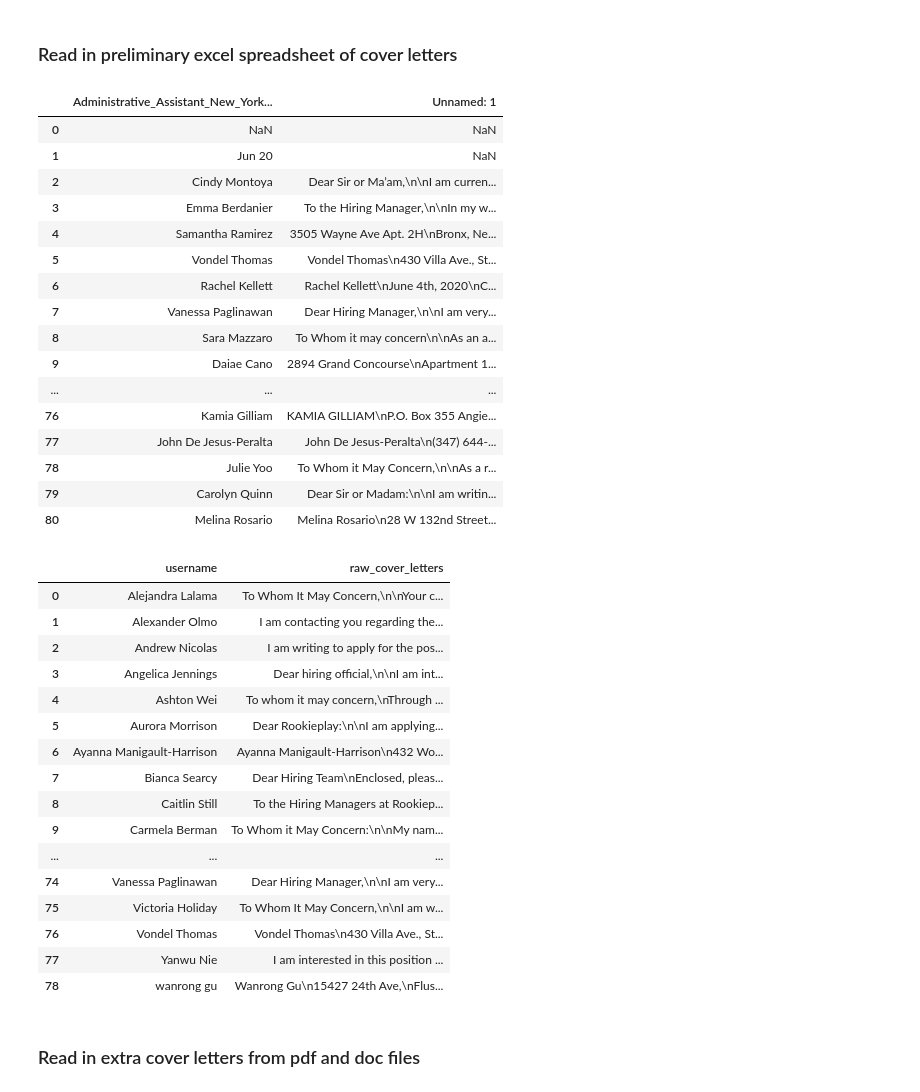
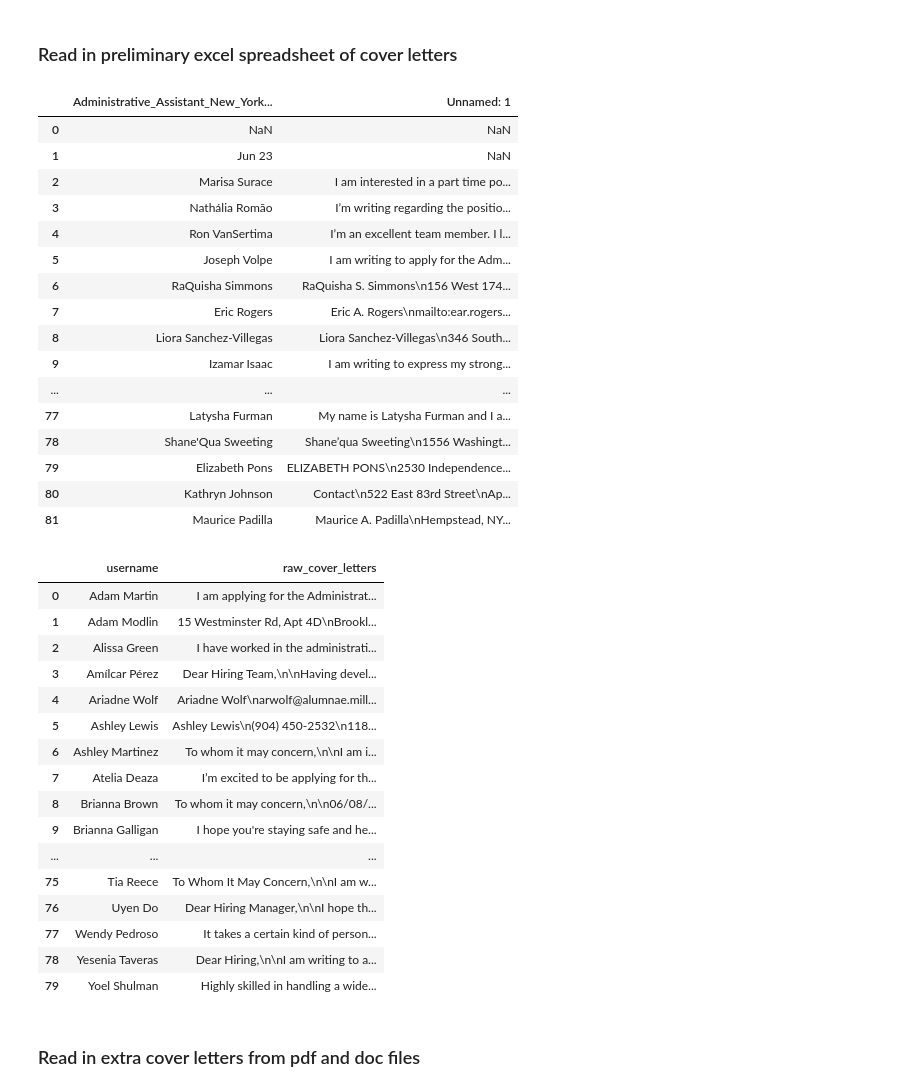
Before and after one commit to sambellsoup/Cover_Letter_Analysis, a Jupyter notebook: data_extraction.ipynb, the cells around one changed output. Drawn from its saved outputs; the diff is of its cells as text; code cells hidden in the pictures.

```diff
--- a/data_extraction.ipynb
+++ b/data_extraction.ipynb
@@ -48,31 +48,30 @@ pd.options.display.max_rows = 999
 # %% [markdown]
 ### Read in preliminary excel spreadsheet of cover letters
 # %%
-
-cover_letter = pd.read_excel(r"C:\Users\sambe\Projects\Cover_Letter_Analysis\data\Data_tobecompiled\Administrative_Assistant_New_York_NY_2020-06-20\Cover_Letter\Administrative_Assistant_New_York_NY_2020-06-2020.xlsx")
+cover_letter = pd.read_excel(r"C:\Users\sambe\Projects\Cover_Letter_Analysis\data\Data_tobecompiled\Administrative_Assistant_New_York_NY_2020-06-23\CoverLetter\Administrative_Assistant_New_York_NY_2020-06-23.xlsx")
 cover_letter
 
 # read_file = pd.read_excel (r"C:\Users\sambe\Projects\Cover_Letter_Analysis\data\Data_tobecompiled\Media_Planner_New York_NY_2020-06-10\Cover_Letter\Media_Planner_New York_NY_2020-06-10 2.csv")
 # read_file.to_csv ('cover_letters.csv', index = None, header=True)
 # cover_letter = pd.read_csv(r"C:\Users\sambe\Projects\Cover_Letter_Analysis\data\Data_tobecompiled\Research_Assistant_New_York_NY_2020-06-19\Cover_Letter\Research_Assistant_New_York_NY_2020-06-19.csv")
 # %% [output]
 |  | Administrative_Assistant_New_York... | Unnamed: 1 |
 | 0 | NaN | NaN |
-| 1 | Jun 20 | NaN |
-| 2 | Cindy Montoya | Dear Sir or Ma’am,\n\nI am curren... |
-| 3 | Emma Berdanier | To the Hiring Manager,\n\nIn my w... |
-| 4 | Samantha Ramirez | 3505 Wayne Ave Apt. 2H\nBronx, Ne... |
-| 5 | Vondel Thomas | Vondel Thomas\n430 Villa Ave., St... |
-| 6 | Rachel Kellett | Rachel Kellett\nJune 4th, 2020\nC... |
-| 7 | Vanessa Paglinawan | Dear Hiring Manager,\n\nI am very... |
-| 8 | Sara Mazzaro | To Whom it may concern\n\nAs an a... |
-| 9 | Daiae Cano | 2894 Grand Concourse\nApartment 1... |
+| 1 | Jun 23 | NaN |
+| 2 | Marisa Surace | I am interested in a part time po... |
+| 3 | Nathália Romão | I’m writing regarding the positio... |
+| 4 | Ron VanSertima | I’m an excellent team member. I l... |
+| 5 | Joseph Volpe | I am writing to apply for the Adm... |
+| 6 | RaQuisha Simmons | RaQuisha S. Simmons\n156 West 174... |
+| 7 | Eric Rogers | Eric A. Rogers\nmailto:ear.rogers... |
+| 8 | Liora Sanchez-Villegas | Liora Sanchez-Villegas\n346 South... |
+| 9 | Izamar Isaac | I am writing to express my strong... |
 | ... | ... | ... |
-| 76 | Kamia Gilliam | KAMIA GILLIAM\nP.O. Box 355 Angie... |
-| 77 | John De Jesus-Peralta | John De Jesus-Peralta\n(347) 644-... |
-| 78 | Julie Yoo | To Whom it May Concern,\n\nAs a r... |
-| 79 | Carolyn Quinn | Dear Sir or Madam:\n\nI am writin... |
-| 80 | Melina Rosario | Melina Rosario\n28 W 132nd Street... |
+| 77 | Latysha Furman | My name is Latysha Furman and I a... |
+| 78 | Shane'Qua Sweeting | Shane’qua Sweeting\n1556 Washingt... |
+| 79 | Elizabeth Pons | ELIZABETH PONS\n2530 Independence... |
+| 80 | Kathryn Johnson | Contact\n522 East 83rd Street\nAp... |
+| 81 | Maurice Padilla | Maurice A. Padilla\nHempstead, NY... |
 # %%
 # Drops first two rows, which is usually NaN and the date.
 # Renames the columns to username and raw_cover_letters
@@ -85,22 +84,22 @@ cover_letter = cover_letter.sort_values('username').reset_index(drop=True)
 cover_letter
 # %% [output]
 |  | username | raw_cover_letters |
-| 0 | Alejandra Lalama | To Whom It May Concern,\n\nYour c... |
-| 1 | Alexander Olmo | I am contacting you regarding the... |
-| 2 | Andrew Nicolas | I am writing to apply for the pos... |
-| 3 | Angelica Jennings | Dear hiring official,\n\nI am int... |
-| 4 | Ashton Wei | To whom it may concern,\nThrough ... |
-| 5 | Aurora Morrison | Dear Rookieplay:\n\nI am applying... |
-| 6 | Ayanna Manigault-Harrison | Ayanna Manigault-Harrison\n432 Wo... |
-| 7 | Bianca Searcy | Dear Hiring Team\nEnclosed, pleas... |
-| 8 | Caitlin Still | To the Hiring Managers at Rookiep... |
-| 9 | Carmela Berman | To Whom it May Concern:\n\nMy nam... |
+| 0 | Adam Martin | I am applying for the Administrat... |
+| 1 | Adam Modlin | 15 Westminster Rd, Apt 4D\nBrookl... |
+| 2 | Alissa Green | I have worked in the administrati... |
+| 3 | Amílcar Pérez | Dear Hiring Team,\n\nHaving devel... |
+| 4 | Ariadne Wolf | Ariadne Wolf\narwolf@alumnae.mill... |
+| 5 | Ashley Lewis | Ashley Lewis\n(904) 450-2532\n118... |
+| 6 | Ashley Martinez | To whom it may concern,\n\nI am i... |
+| 7 | Atelia Deaza | I’m excited to be applying for th... |
+| 8 | Brianna Brown | To whom it may concern,\n\n06/08/... |
+| 9 | Brianna Galligan | I hope you're staying safe and he... |
 | ... | ... | ... |
-| 74 | Vanessa Paglinawan | Dear Hiring Manager,\n\nI am very... |
-| 75 | Victoria Holiday | To Whom It May Concern,\n\nI am w... |
-| 76 | Vondel Thomas | Vondel Thomas\n430 Villa Ave., St... |
-| 77 | Yanwu Nie | I am interested in this position ... |
-| 78 | wanrong gu | Wanrong Gu\n15427 24th Ave,\nFlus... |
+| 75 | Tia Reece | To Whom It May Concern,\n\nI am w... |
+| 76 | Uyen Do | Dear Hiring Manager,\n\nI hope th... |
+| 77 | Wendy Pedroso | It takes a certain kind of person... |
+| 78 | Yesenia Taveras | Dear Hiring,\n\nI am writing to a... |
+| 79 | Yoel Shulman | Highly skilled in handling a wide... |
 # %% [markdown]
 ### Read in extra cover letters from pdf and doc files
 # %%
```
Also changed, not shown: parts of 18 cells of this notebook, 3 other files.
